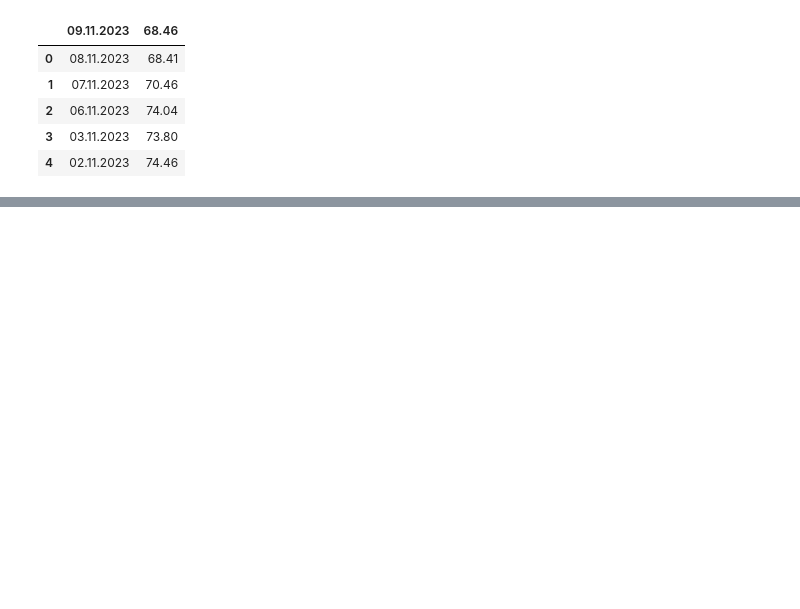
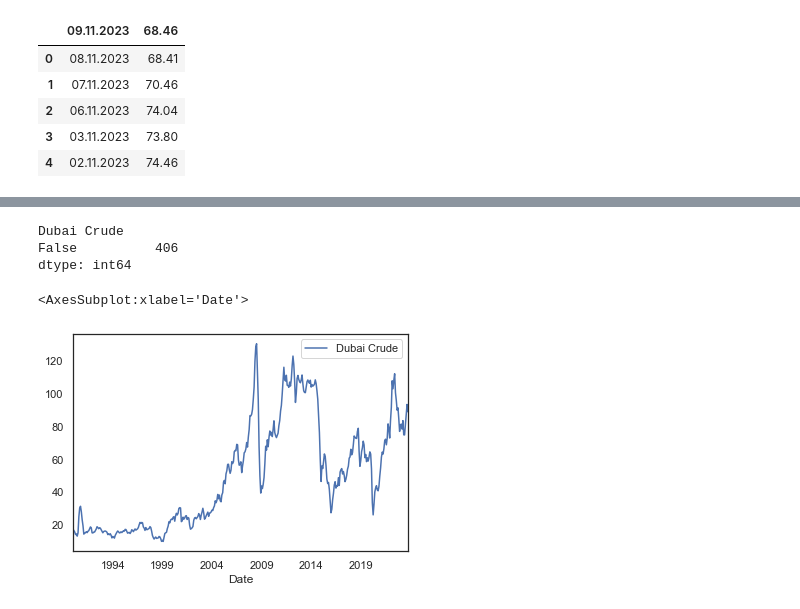
Before and after one commit to timdanilov/capstone-project, a Jupyter notebook: capstone.ipynb, the cells around one changed output, grey strips where cells are left out. Cells and saved outputs as stored; diff of their text form; code cells hidden in the pictures; blank space fills up the shorter version.

```diff
--- a/capstone.ipynb
+++ b/capstone.ipynb
@@ -153,0 +172,21 @@ urals_df.plot()
+# %%
+# Obtaining Dubai Crude time-series from IMF using API query
+url = 'http://dataservices.imf.org/REST/SDMX_JSON.svc/CompactData/PCPS/M.W00.POILDUB.USD'
+data = (requests.get(url).json()
+        ['CompactData']['DataSet']['Series'])
+
+# Preparing the data
+data_list = [[obs.get('@TIME_PERIOD'), obs.get('@OBS_VALUE')]
+             for obs in data['Obs']]
+
+# Create dataframe from array of dates and values
+dubai_crude_df = pd.DataFrame(data_list, columns=['Date', 'Dubai Crude'])
+
+# Setting datetime index
+dubai_crude_df['Date'] = pd.to_datetime(dubai_crude_df['Date'])
+dubai_crude_df.set_index(['Date'], inplace=True)
+
+# Leaving 2 decimal palces
+dubai_crude_df['Dubai Crude'] = dubai_crude_df['Dubai Crude'].astype(float).round(2)
+
+dubai_crude_df.head()
@@ -153,0 +201,12 @@ urals_df.plot()
+# %%
+# Checking for missing values
+dubai_crude_df.isna().value_counts()
+# %% [output]
+Dubai Crude
+False          406
+dtype: int64
+# %%
+dubai_crude_df.plot()
+# %% [output]
+<AxesSubplot:xlabel='Date'>
+[figure, added]
```
Also changed, not shown: parts of 15 cells of this notebook.
